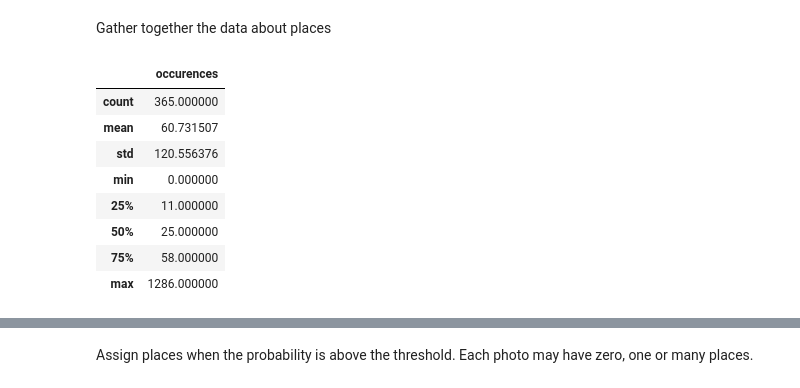
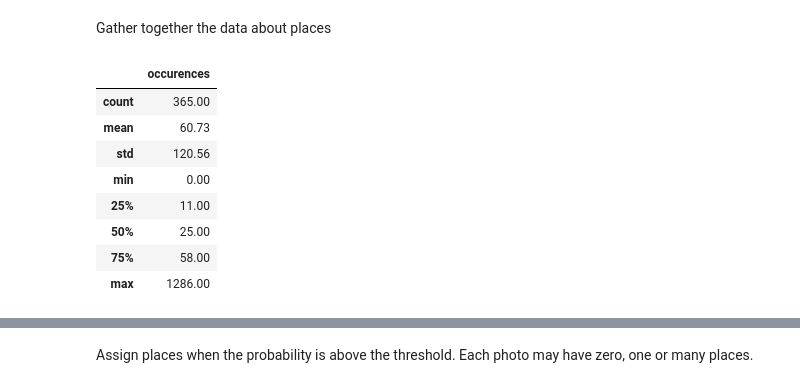
Before and after one commit to obrookes/privacy_decisions, a Jupyter notebook: augmented_feature_summary_stats.ipynb, the cells around one changed output, grey strips where cells are left out. Drawn from its saved outputs; the diff is of its cells as text; code cells hidden in the pictures.

```diff
--- a/augmented_feature_summary_stats.ipynb
+++ b/augmented_feature_summary_stats.ipynb
@@ -71,15 +71,15 @@ place_data = (
 )
 place_data["place"] = place_data["place"].apply(lambda x: x[6:])
 # %%
-place_data.describe()
+place_data.describe().round(2)
 # %% [output]
 |  | occurences |
-| count | 365.000000 |
-| mean | 60.731507 |
-| std | 120.556376 |
-| min | 0.000000 |
-| 25% | 11.000000 |
-| 50% | 25.000000 |
-| 75% | 58.000000 |
-| max | 1286.000000 |
+| count | 365.00 |
+| mean | 60.73 |
+| std | 120.56 |
+| min | 0.00 |
+| 25% | 11.00 |
+| 50% | 25.00 |
+| 75% | 58.00 |
+| max | 1286.00 |
 # %%
```
Also changed, not shown: parts of 7 cells of this notebook.
